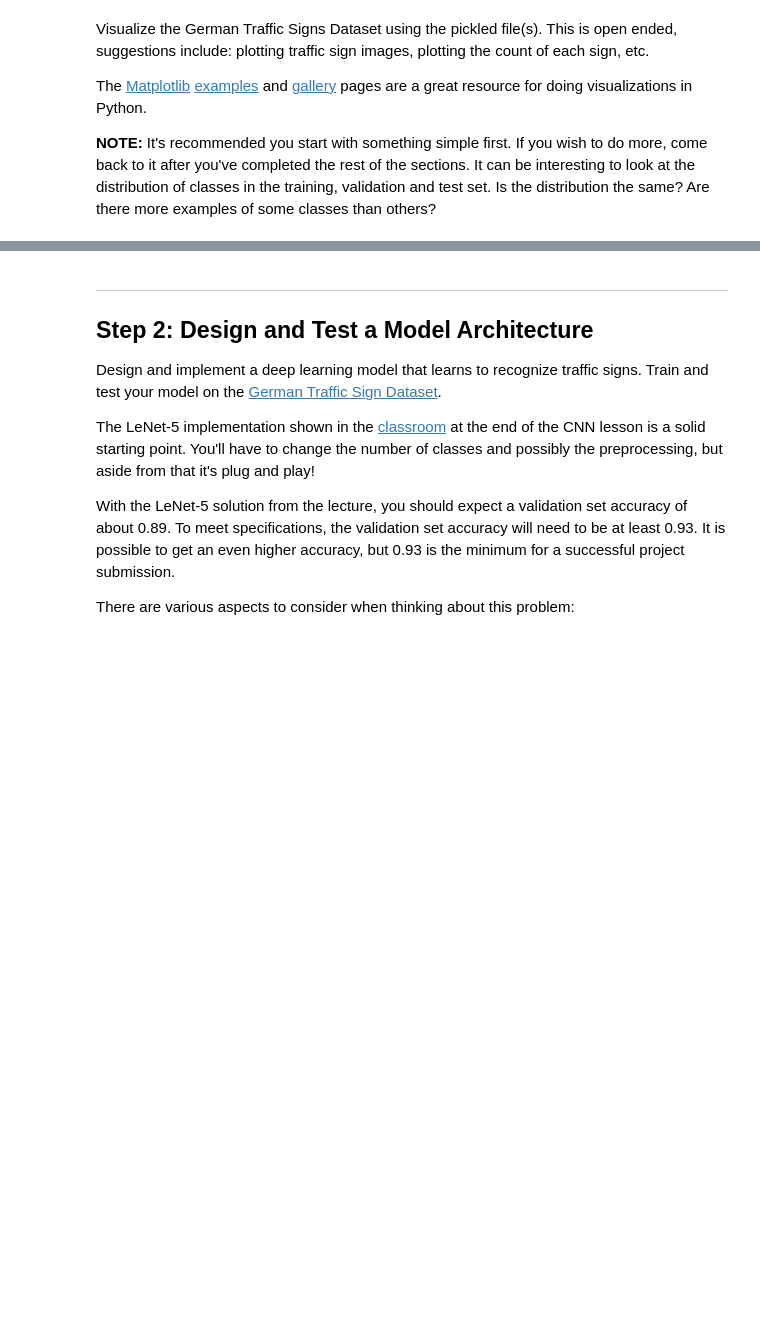
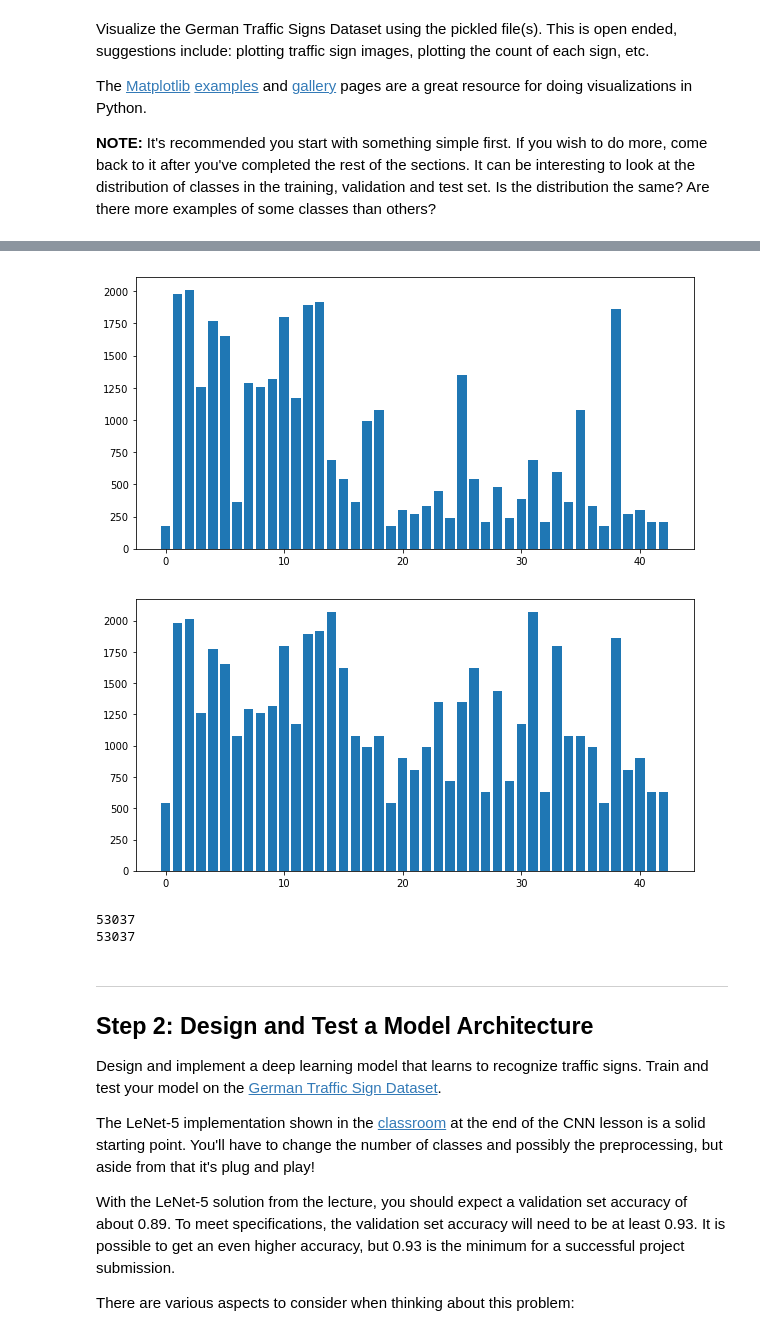
Before and after one commit to JayLSU/CarND-Traffic-Sign-Classifier-Project, a Jupyter notebook: Traffic_Sign_Classifier.ipynb, the cells around one changed output, grey strips where cells are left out. Saved outputs shown, nothing was run; the diff lists cells and outputs as text; code cells hidden in the pictures; blank space fills up the shorter version.

```diff
--- a/Traffic_Sign_Classifier.ipynb
+++ b/Traffic_Sign_Classifier.ipynb
@@ -158,0 +152,12 @@ ClassId                                           SignName
+# %%
+# Plot count of each sign
+def plot_count(all_labels):
+    # bar chart for the count of each sign
+    c = Counter(all_labels)
+    index_ = list(c)
+    num_labels = []
+    for i in index_:
+        num_labels.append(c[i])
+    fig = plt.figure(figsize=(10,5))
+    plt.bar(index_,num_labels)
+plot_count(y_train)
@@ -159,3 +193,39 @@ ClassId                                           SignName
+# %%
+# Generated new images for the images whose number is less than 750.
+
+def GenerateNewInputImg(input_image,image_labels):
+    c = Counter(image_labels)
+    index_ = list(c)
+    selected_img_labels = []
+    for i in index_:
+        if c[i] < 750:
+            selected_img_labels.append(i)
+    newImg = []
+    newLabel = []
+    for img_index, img_label in enumerate(image_labels):
+        if img_label in selected_img_labels:
+            scale_img,rotation_img = transImg(input_image[img_index])
+            newImg.append(scale_img)
+            newImg.append(rotation_img)
+            newLabel.append(img_label)
+            newLabel.append(img_label)
+    return np.array(newImg),np.array(newLabel)
+
+# Expand the train image set with the generated new images
+X_train_New, y_train_New = GenerateNewInputImg(X_train, y_train)
+plot_count(y_train)
+X_train = np.concatenate((X_train, X_train_New), axis=0)
+y_train = np.concatenate((y_train, y_train_New), axis=0)
+plot_count(NewLabels)
+# %% [output]
+[figure, added]
+[figure, added]
+# %%
+print(X_train.shape[0])
+print(y_train.shape[0])
+# %% [output]
+53037
+53037
 # %% [markdown]
 ----
 
```
Also changed, not shown: parts of 21 cells of this notebook, 4 other files.
